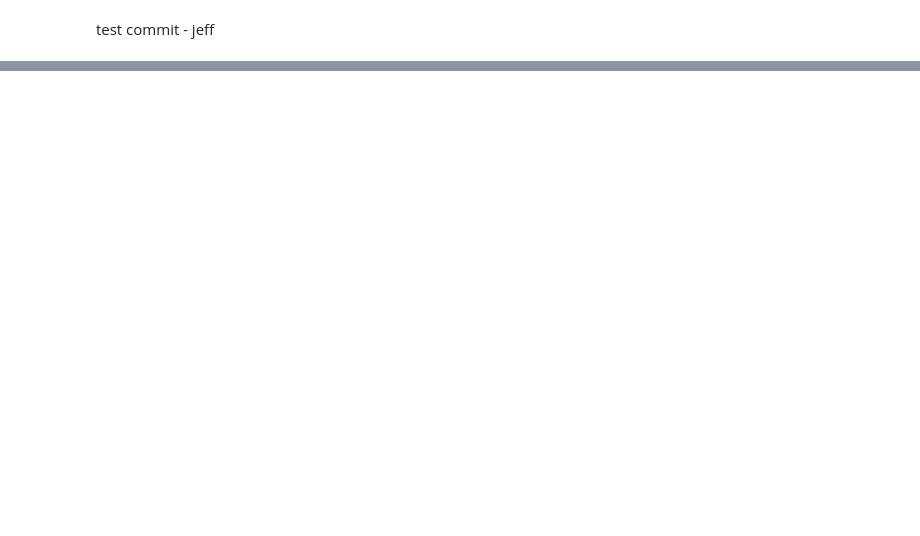
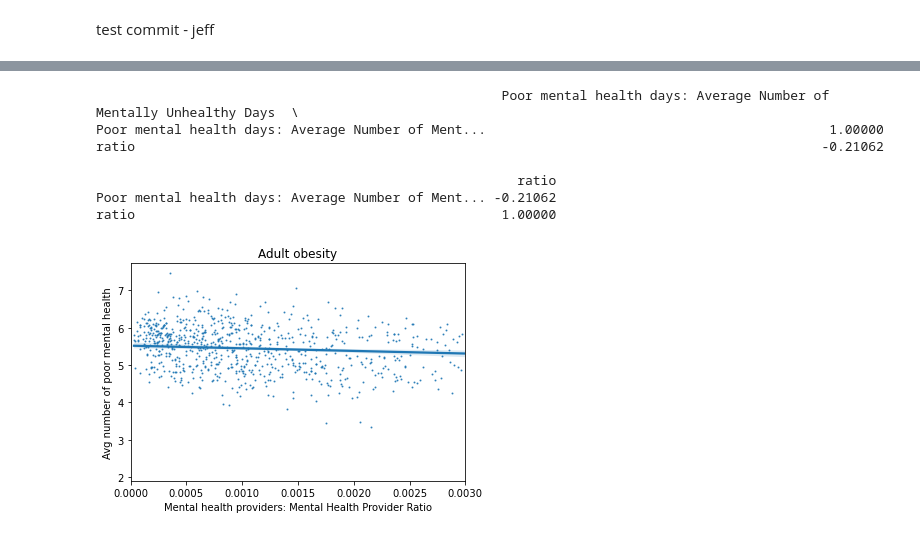
Before and after one commit to donovannickol/cs216project, a Jupyter notebook: CS_216_Project_Exploratory_Notebook.ipynb, the cells around one changed output, grey strips where cells are left out. Saved outputs shown, nothing was run; the diff lists cells and outputs as text; code cells hidden in the pictures; blank space fills up the shorter version.

```diff
--- a/CS_216_Project_Exploratory_Notebook.ipynb
+++ b/CS_216_Project_Exploratory_Notebook.ipynb
@@ -542,0 +593,41 @@ test commit - jeff
+# %%
+mental_health_df = pop_pov_obesity_df[['Mental health providers: Mental Health Provider Ratio', 'Poor mental health days: Average Number of Mentally Unhealthy Days']]
+def convert_to_ratio(input_float):
+    input_string = str(input_float)
+    split_text = input_string.split(":")
+    ratio = 1/int(split_text[0])
+    return ratio
+
+
+mental_health_df = mental_health_df.dropna()
+mental_health_df['ratio'] = mental_health_df['Mental health providers: Mental Health Provider Ratio'].apply(convert_to_ratio)
+mental_health_df.head()
+mental_health_df['Poor mental health days: Average Number of Mentally Unhealthy Days'].astype(float)
+
+
+chart_mental_health = sns.regplot(
+    x="ratio",
+    y="Poor mental health days: Average Number of Mentally Unhealthy Days",
+    data=mental_health_df,
+    scatter_kws={'s':1}
+)
+
+chart_mental_health.set_xlim(0, 0.003)
+
+chart_mental_health.set_title('Adult obesity')
+chart_mental_health.set(xlabel='Mental health providers: Mental Health Provider Ratio', ylabel='Avg number of poor mental health')
+mental_health_df.head()
+corr_1 = mental_health_df.corr()
+
+print(corr_1)
+
+#the correlation is -.21 which is not that significant (number of mental health providers do not really affect mental health)
+# %% [output]
+                                                    Poor mental health days: Average Number of Mentally Unhealthy Days  \
+Poor mental health days: Average Number of Ment...                                            1.00000
+ratio                                                                                        -0.21062
+
+                                                      ratio
+Poor mental health days: Average Number of Ment... -0.21062
+ratio                                               1.00000
+[figure, added]
```
Also changed, not shown: parts of 8 cells of this notebook.
